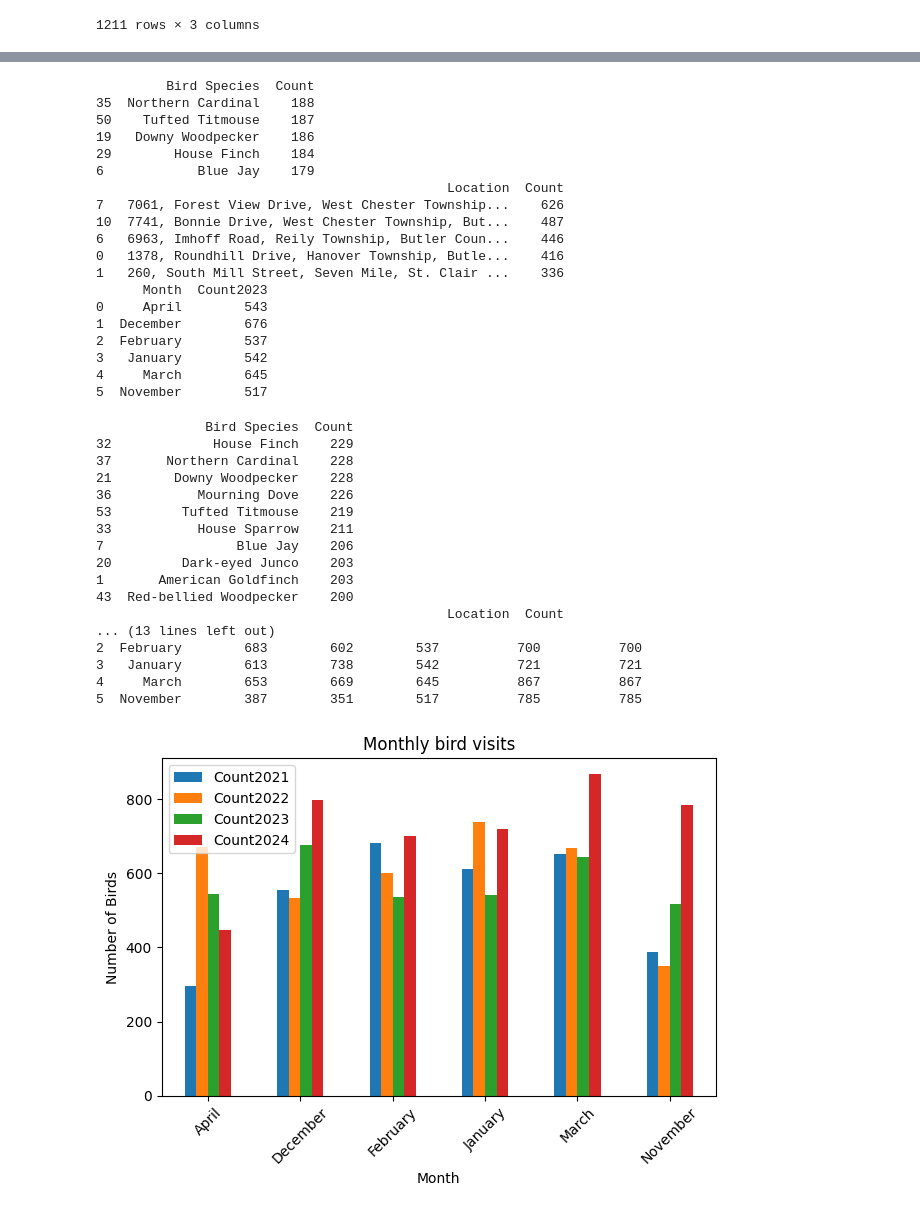
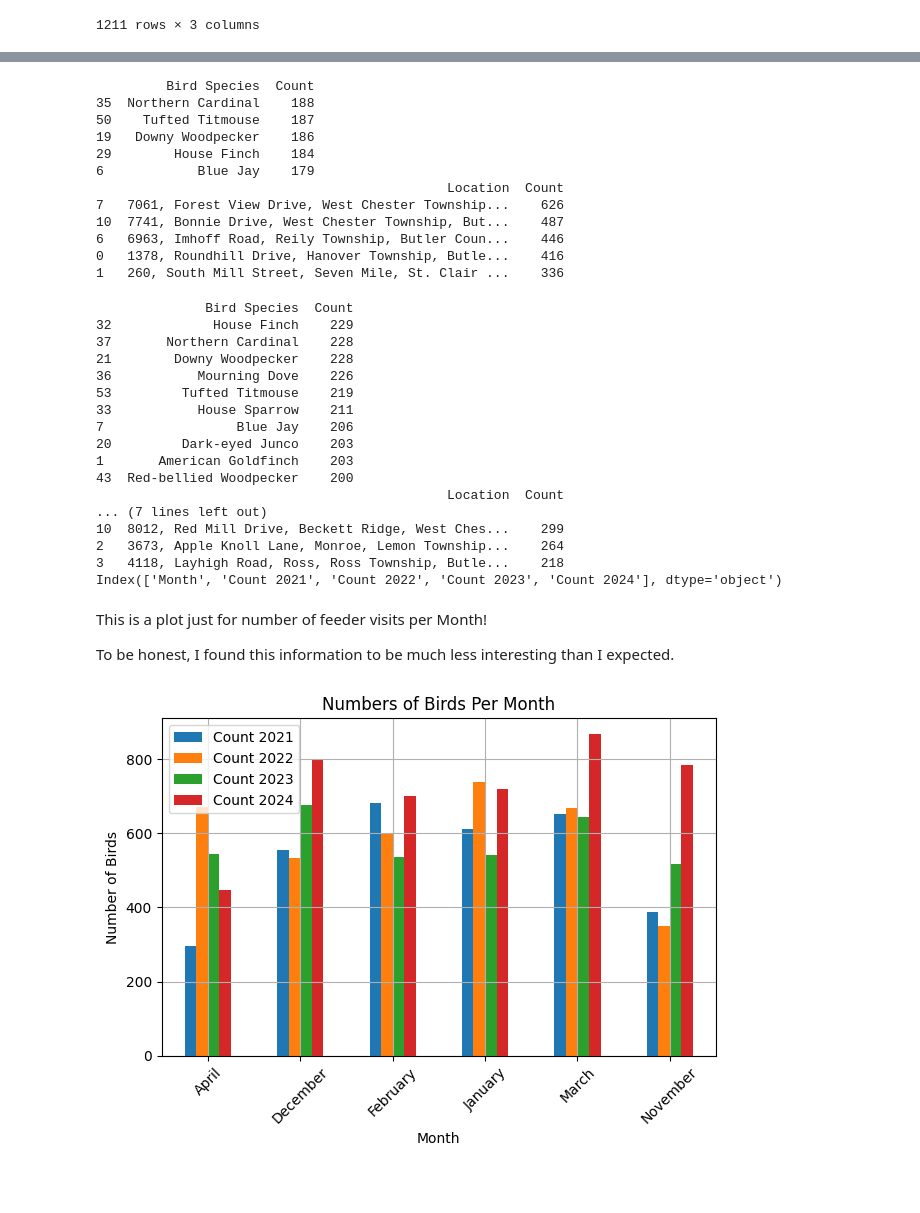
Before and after one commit to AWDameron/Birds_In_Ohio, a Jupyter notebook: Bird_finder.ipynb, the cells around one changed output, grey strips where cells are left out. Saved outputs shown, nothing was run; the diff lists cells and outputs as text; code cells hidden in the pictures; blank space fills up the shorter version.

Commit message:
updated readme, finalized project, added graph .pngs

```diff
--- a/Bird_finder.ipynb
+++ b/Bird_finder.ipynb
@@ -270,15 +212,17 @@ final_df = butler_county_df.rename(columns={'SPECIES_CODE': 'Bird Species','loca
 final_df['Date_time'] = pd.to_datetime(final_df[['Month','Day','Year']])
 
 #df_YEAR would be from 11-202x to 4-202y
-df_2021 = final_df[(final_df['Date_time'] >= '2020-11-01') & (final_df['Date_time'] <= '2021-04-30')]
-df_2022 = final_df[(final_df['Date_time'] >= '2021-11-01') & (final_df['Date_time'] <= '2022-04-30')]
-df_2023 = final_df[(final_df['Date_time'] >= '2022-11-01') & (final_df['Date_time'] <= '2023-04-30')]
-df_2024 = final_df[(final_df['Date_time'] >= '2023-11-01') & (final_df['Date_time'] <= '2024-04-30')]
+df_2021_temp = final_df[(final_df['Date_time'] >= '2020-11-01') & (final_df['Date_time'] <= '2021-04-30')]
+df_2022_temp = final_df[(final_df['Date_time'] >= '2021-11-01') & (final_df['Date_time'] <= '2022-04-30')]
+df_2023_temp = final_df[(final_df['Date_time'] >= '2022-11-01') & (final_df['Date_time'] <= '2023-04-30')]
+df_2024_temp = final_df[(final_df['Date_time'] >= '2023-11-01') & (final_df['Date_time'] <= '2024-04-30')]
+Nuthatch_df_temp = final_df[(final_df['Bird Species'].str.contains('White-breasted Nuthatch'))]
+print(Nuthatch_df_temp.size)
+df_2021 = Date_Fixer(df_2021_temp)
+df_2022 = Date_Fixer(df_2022_temp)
+df_2023 = Date_Fixer(df_2023_temp)
+df_2024 = Date_Fixer(df_2024_temp)
+Nuthatch_df = Date_Fixer(Nuthatch_df_temp)
 
-df_2021 = Data_Sorter(Date_Fixer(df_2021))
-df_2022 = Data_Sorter(Date_Fixer(df_2022))
-df_2023 = Data_Sorter(Date_Fixer(df_2023))
-df_2024 = Data_Sorter(Date_Fixer(df_2024))
-
-df_2021.columns
+print(Nuthatch_df.size)
 # %% [output]
@@ -467,7 +418,7 @@ print(feeder_visits)
 # %%
 birds_of_2023 = df_2023.groupby('Bird Species').size().reset_index(name='Count').sort_values(by='Count',ascending=False)
 Locations_of_2023 = df_2023.groupby('Location').size().reset_index(name='Count').sort_values(by='Count',ascending=False)
-df_2023_counts = df_2023.groupby('Month').size().reset_index(name='Count2023')
+df_2023_counts = df_2023.groupby('Month').size().reset_index(name='Count 2023')
 feeder_visits = pd.merge(feeder_visits,df_2023_counts, on='Month',how='outer')
 print(birds_of_2023.head(5))
 print(Locations_of_2023.head(5))
@@ -484,21 +435,14 @@ print(Locations_of_2023.head(5))
 6   6963, Imhoff Road, Reily Township, Butler Coun...    446
 0   1378, Roundhill Drive, Hanover Township, Butle...    416
 1   260, South Mill Street, Seven Mile, St. Clair ...    336
-      Month  Count2023
-0     April        543
-1  December        676
-2  February        537
-3   January        542
-4     March        645
-5  November        517
 # %%
 birds_of_2024 = df_2024.groupby('Bird Species').size().reset_index(name='Count').sort_values(by='Count',ascending=False)
 Locations_of_2024 = df_2024.groupby('Location').size().reset_index(name='Count').sort_values(by='Count',ascending=False)
-df_2024_counts = df_2024.groupby('Month').size().reset_index(name='Count2024')
+df_2024_counts = df_2024.groupby('Month').size().reset_index(name='Count 2024')
 feeder_visits = pd.merge(feeder_visits,df_2024_counts,on='Month',how='outer')
 print(birds_of_2024.head(10))
 print(Locations_of_2024.head(10))
-print(feeder_visits)
+print(feeder_visits.columns)
 # %% [output]
               Bird Species  Count
 32             House Finch    229
@@ -512,26 +456,33 @@ print(feeder_visits)
 1       American Goldfinch    203
 43  Red-bellied Woodpecker    200
                                              Location  Count
-... (13 lines left out)
-2  February        683        602        537          700          700
-3   January        613        738        542          721          721
-4     March        653        669        645          867          867
-5  November        387        351        517          785          785
+... (7 lines left out)
+10  8012, Red Mill Drive, Beckett Ridge, West Ches...    299
+2   3673, Apple Knoll Lane, Monroe, Lemon Township...    264
+3   4118, Layhigh Road, Ross, Ross Township, Butle...    218
+Index(['Month', 'Count 2021', 'Count 2022', 'Count 2023', 'Count 2024'], dtype='object')
+# %% [markdown]
+This is a plot just for number of feeder visits per Month!
+
+To be honest, I found this information to be much less interesting than I expected.
 # %%
 ### PLOTS ###
 #  matplotlib is plt
-feeder_visits.set_index('Month',inplace=True)
 ax = feeder_visits.plot(kind='bar')
-
 
 ax.set_title('Monthly bird visits')
 ax.set_xlabel('Month')
 ax.set_ylabel('Number of Birds')
 
 plt.xticks(rotation=45)
 
 plt.tight_layout()
+plt.grid()
+plt.xlabel('Month')
+plt.ylabel('Number of Birds')
+plt.title('Numbers of Birds Per Month')
+plt.legend()
 
 plt.show()
 # %% [output]
-[figure, old version]
+[figure, new version]
```
Also changed, not shown: parts of 37 cells of this notebook, 4 other files.
